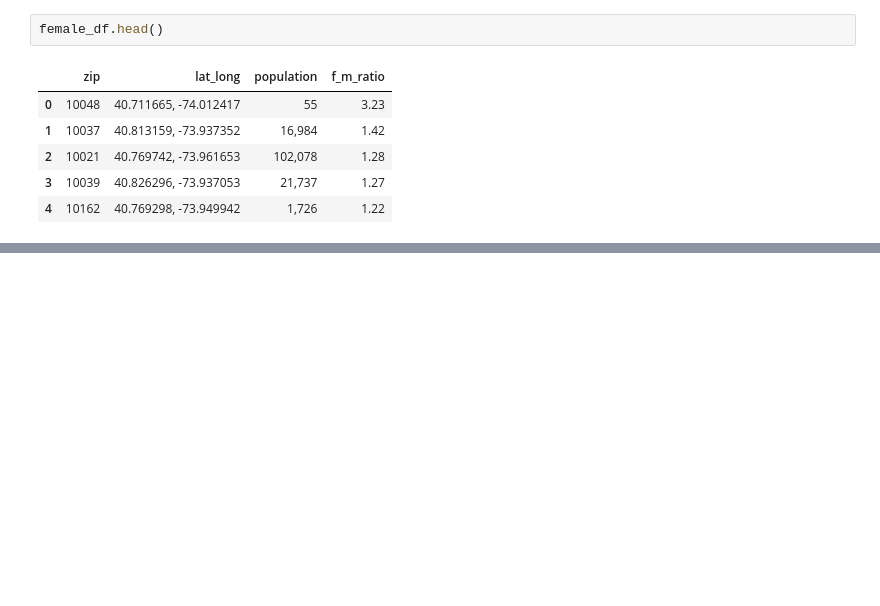
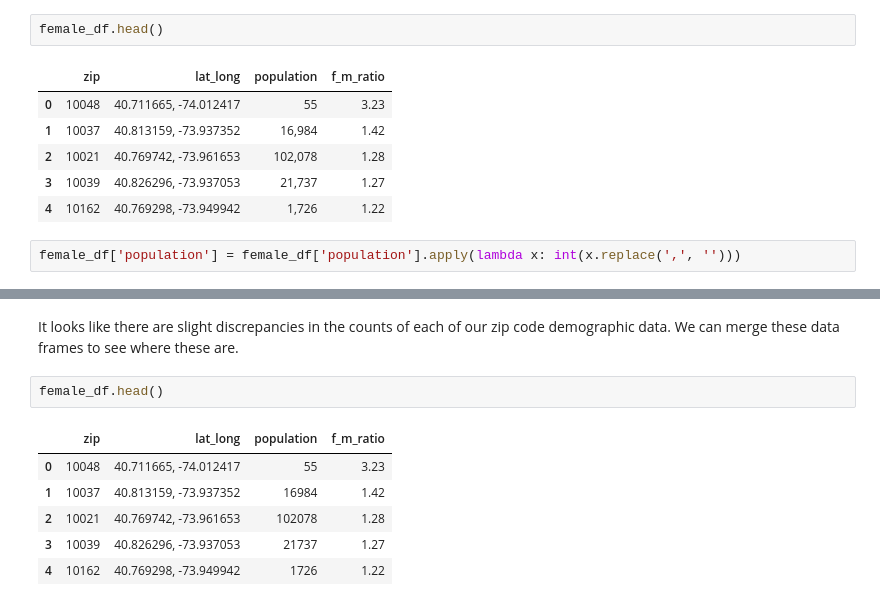
Before and after one commit to DimitriTheoharatos/ProjectBenson, a Jupyter notebook: MTA_EDA_Dimitri-v2.ipynb, the cells around one changed output, grey strips where cells are left out. Saved outputs shown, nothing was run; the diff lists cells and outputs as text; blank space fills up the shorter version.

Commit message:
demographic edit

```diff
--- a/MTA_EDA_Dimitri-v2.ipynb
+++ b/MTA_EDA_Dimitri-v2.ipynb
@@ -448,3 +448,5 @@ female_df.head()
 | 2 | 10021 | 40.769742, -73.961653 | 102,078 | 1.28 |
 | 3 | 10039 | 40.826296, -73.937053 | 21,737 | 1.27 |
 | 4 | 10162 | 40.769298, -73.949942 | 1,726 | 1.22 |
+# %%
+female_df['population'] = female_df['population'].apply(lambda x: int(x.replace(',', '')))
@@ -450,0 +479,11 @@ female_df.head()
+# %% [markdown]
+It looks like there are slight discrepancies in the counts of each of our zip code demographic data.  We can merge these data frames to see where these are.
+# %%
+female_df.head()
+# %% [output]
+|  | zip | lat_long | population | f_m_ratio |
+| 0 | 10048 | 40.711665, -74.012417 | 55 | 3.23 |
+| 1 | 10037 | 40.813159, -73.937352 | 16984 | 1.42 |
+| 2 | 10021 | 40.769742, -73.961653 | 102078 | 1.28 |
+| 3 | 10039 | 40.826296, -73.937053 | 21737 | 1.27 |
+| 4 | 10162 | 40.769298, -73.949942 | 1726 | 1.22 |
```
Also changed, not shown: parts of 15 cells of this notebook.
